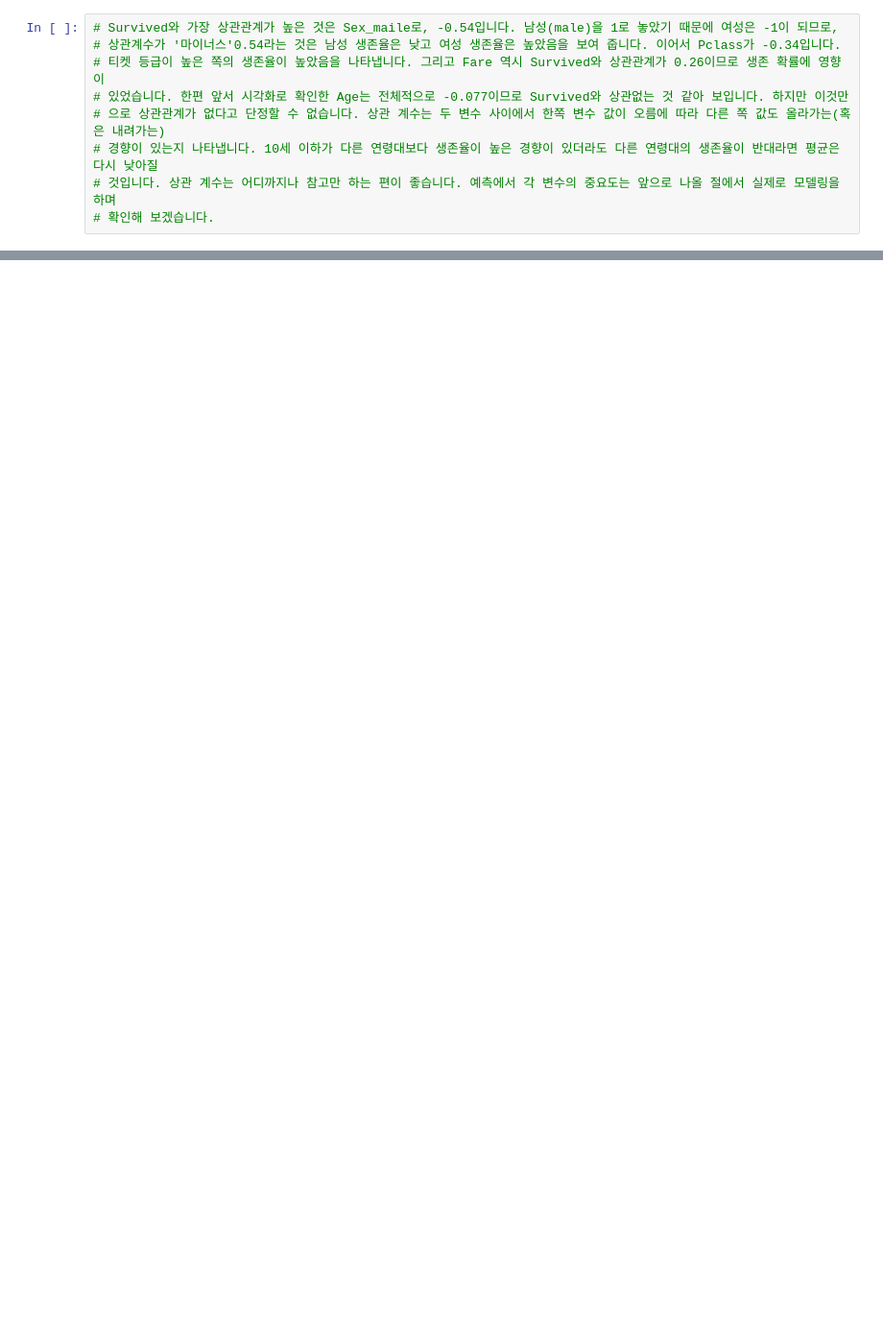
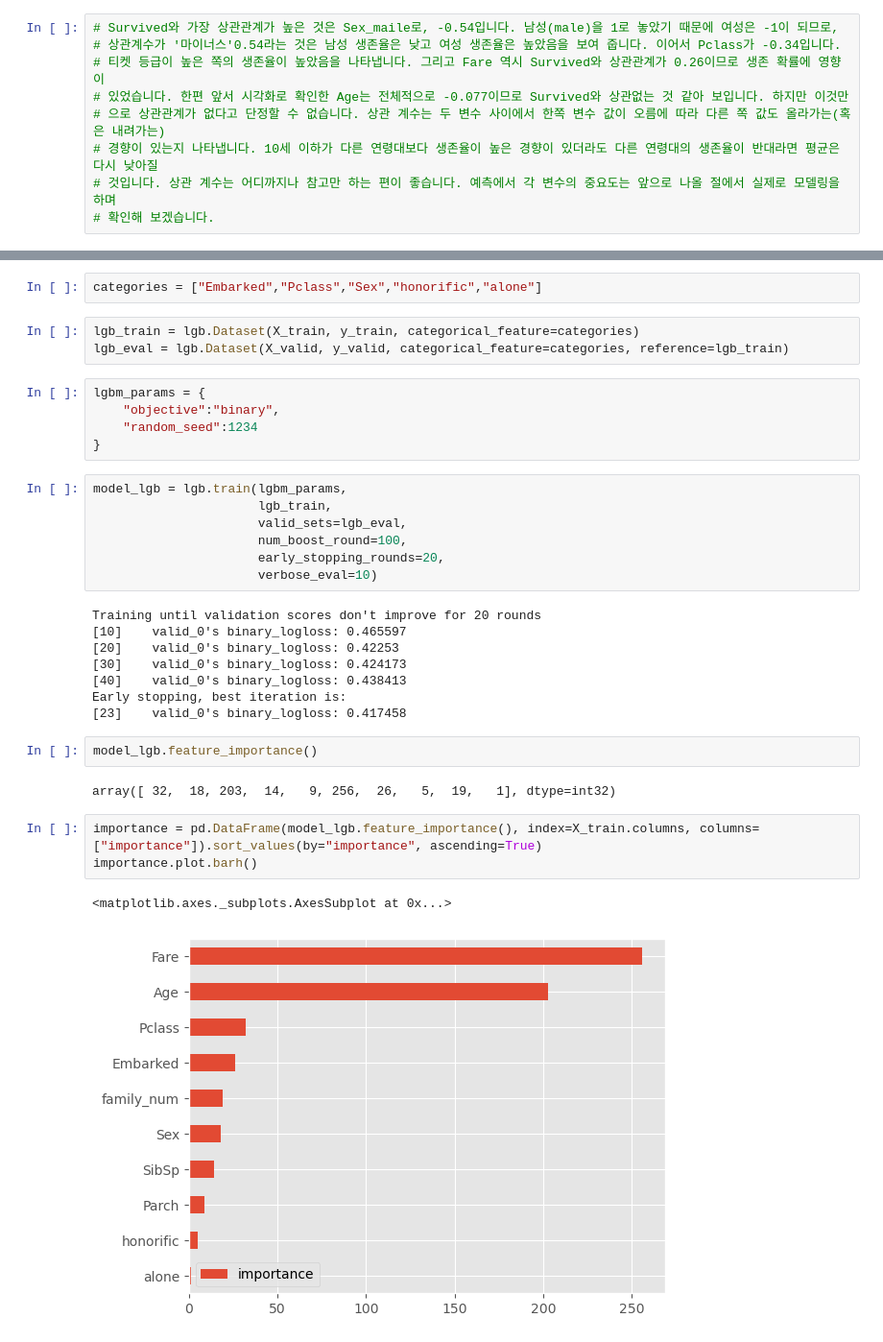
Before and after one commit to hesel79/AI, a Jupyter notebook: titanic.ipynb, the cells around one changed output, grey strips where cells are left out. Shown: that part at 96% size. Drawn from its saved outputs; the diff is of its cells as text; blank space fills up the shorter version.

```diff
--- a/titanic.ipynb
+++ b/titanic.ipynb
@@ -324,0 +599,35 @@ sns.heatmap(train_corr, vmax=1, vmin=-1, center=0, annot=True)
+# %%
+categories = ["Embarked","Pclass","Sex","honorific","alone"]
+# %%
+lgb_train = lgb.Dataset(X_train, y_train, categorical_feature=categories)
+lgb_eval = lgb.Dataset(X_valid, y_valid, categorical_feature=categories, reference=lgb_train)
+# %%
+lgbm_params = {
+    "objective":"binary",
+    "random_seed":1234
+}
+# %%
+model_lgb = lgb.train(lgbm_params,
+                      lgb_train,
+                      valid_sets=lgb_eval,
+                      num_boost_round=100,
+                      early_stopping_rounds=20,
+                      verbose_eval=10)
+# %% [output]
+Training until validation scores don't improve for 20 rounds
+[10]    valid_0's binary_logloss: 0.465597
+[20]    valid_0's binary_logloss: 0.42253
+[30]    valid_0's binary_logloss: 0.424173
+[40]    valid_0's binary_logloss: 0.438413
+Early stopping, best iteration is:
+[23]    valid_0's binary_logloss: 0.417458
+# %%
+model_lgb.feature_importance()
+# %% [output]
+array([ 32,  18, 203,  14,   9, 256,  26,   5,  19,   1], dtype=int32)
+# %%
+importance = pd.DataFrame(model_lgb.feature_importance(), index=X_train.columns, columns=["importance"]).sort_values(by="importance", ascending=True)
+importance.plot.barh()
+# %% [output]
+<matplotlib.axes._subplots.AxesSubplot at 0x...>
+[figure, added]
```
Also changed, not shown: parts of 58 cells of this notebook.
